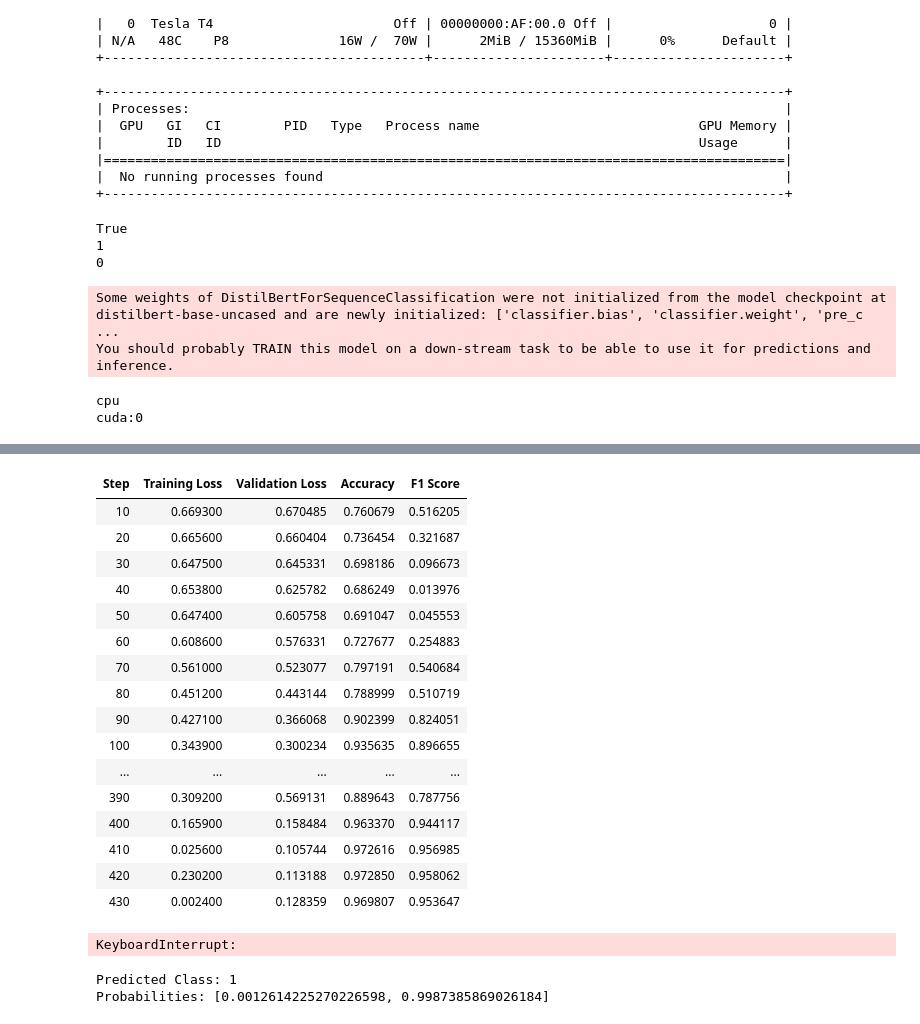
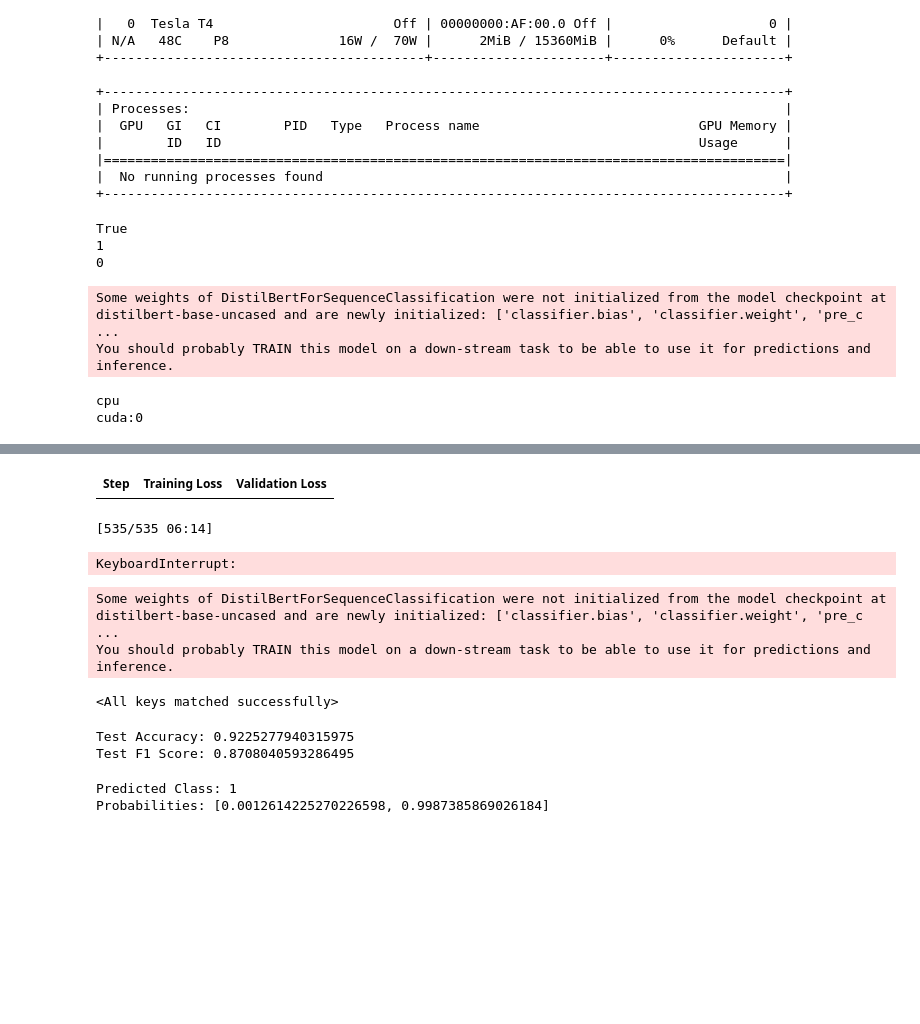
Before and after one commit to AssilZ/Hackathon-IA-vs-AI, a Jupyter notebook: test.ipynb, the cells around one changed output, grey strips where cells are left out. Drawn from its saved outputs; the diff is of its cells as text; code cells hidden in the pictures; blank space fills up the shorter version.

Commit message:
feat : test

```diff
--- a/test.ipynb
+++ b/test.ipynb
@@ -124,9 +124,13 @@ print(torch.cuda.device_count())
 print(torch.cuda.current_device())
 
 # Split the dataset
-train_test_split = tokenized_datasets.train_test_split(test_size=0.1, seed=42)
+train_test_split = tokenized_datasets.train_test_split(test_size=0.2, seed=42)
 train_dataset = train_test_split['train']
-eval_dataset = train_test_split['test']
+test_val_dataset = train_test_split['test']
+
+test_val_split = test_val_dataset.train_test_split(test_size=0.5, seed=42)
+eval_dataset = test_val_split['train']
+test_dataset = test_val_split['test']
 
 # Load the model
 model = DistilBertForSequenceClassification.from_pretrained('distilbert-base-uncased', num_labels=2)
@@ -134,9 +138,8 @@ print(model.device)
 
 # Check for GPU availability and set the device accordingly
 device = torch.device("cuda" if torch.cuda.is_available() else "cpu")
-model.to(device)  # Move the model to the appropriate device
+model.to(device)
 print(model.device)
-
 
 # Training arguments
 training_args = TrainingArguments(
@@ -148,7 +151,8 @@ training_args = TrainingArguments(
     weight_decay=0.01,
     logging_dir='./logs',
     logging_steps=10,
-    evaluation_strategy="steps"
+    evaluation_strategy="steps",
+    eval_steps=100
 )
 
 # Define the metrics function
@@ -174,6 +178,7 @@ trainer = Trainer(
 # Start training
 trainer.train()
 
+# Save the trained model
 torch.save(model.state_dict(), 'model.pth')
 # %% [output]
 True
@@ -187,23 +192,36 @@ cuda:0
-| Step | Training Loss | Validation Loss | Accuracy | F1 Score |
-| 10 | 0.669300 | 0.670485 | 0.760679 | 0.516205 |
-| 20 | 0.665600 | 0.660404 | 0.736454 | 0.321687 |
-| 30 | 0.647500 | 0.645331 | 0.698186 | 0.096673 |
-| 40 | 0.653800 | 0.625782 | 0.686249 | 0.013976 |
-| 50 | 0.647400 | 0.605758 | 0.691047 | 0.045553 |
-| 60 | 0.608600 | 0.576331 | 0.727677 | 0.254883 |
-| 70 | 0.561000 | 0.523077 | 0.797191 | 0.540684 |
-| 80 | 0.451200 | 0.443144 | 0.788999 | 0.510719 |
-| 90 | 0.427100 | 0.366068 | 0.902399 | 0.824051 |
-| 100 | 0.343900 | 0.300234 | 0.935635 | 0.896655 |
-| ... | ... | ... | ... | ... |
-| 390 | 0.309200 | 0.569131 | 0.889643 | 0.787756 |
-| 400 | 0.165900 | 0.158484 | 0.963370 | 0.944117 |
-| 410 | 0.025600 | 0.105744 | 0.972616 | 0.956985 |
-| 420 | 0.230200 | 0.113188 | 0.972850 | 0.958062 |
-| 430 | 0.002400 | 0.128359 | 0.969807 | 0.953647 |
+| Step | Training Loss | Validation Loss |
-KeyboardInterrupt:
+[535/535 06:14]
+KeyboardInterrupt:
 # %%
 torch.save(model.state_dict(), 'model.pth')
+# %%
+# Load the saved model state dictionary
+model_path = 'model.pth'
+loaded_state_dict = torch.load(model_path)
+# Create a new instance of the model
+model = DistilBertForSequenceClassification.from_pretrained('distilbert-base-uncased', num_labels=2)
+
+# Load the state dictionary into the model
+model.load_state_dict(loaded_state_dict)
+# %% [output]
+Some weights of DistilBertForSequenceClassification were not initialized from the model checkpoint at distilbert-base-uncased and are newly initialized: ['classifier.bias', 'classifier.weight', 'pre_c ...
+You should probably TRAIN this model on a down-stream task to be able to use it for predictions and inference.
+<All keys matched successfully>
+# %%
+# Set the model to evaluation mode
+model.eval()
+
+# Move the model to the appropriate device (GPU if available, else CPU)
+device = torch.device("cuda" if torch.cuda.is_available() else "cpu")
+model.to(device)
+# Evaluate the model on the test dataset
+predictions = trainer.predict(test_dataset)
+test_metrics = compute_metrics(predictions)
+print("Test Accuracy:", test_metrics['accuracy'])
+print("Test F1 Score:", test_metrics['f1_score'])
+# %% [output]
+Test Accuracy: 0.9225277940315975
+Test F1 Score: 0.8708040593286495
 # %%
 import torch
 from torch.nn.functional import softmax
```
Also changed, not shown: parts of 1 cell of this notebook.
